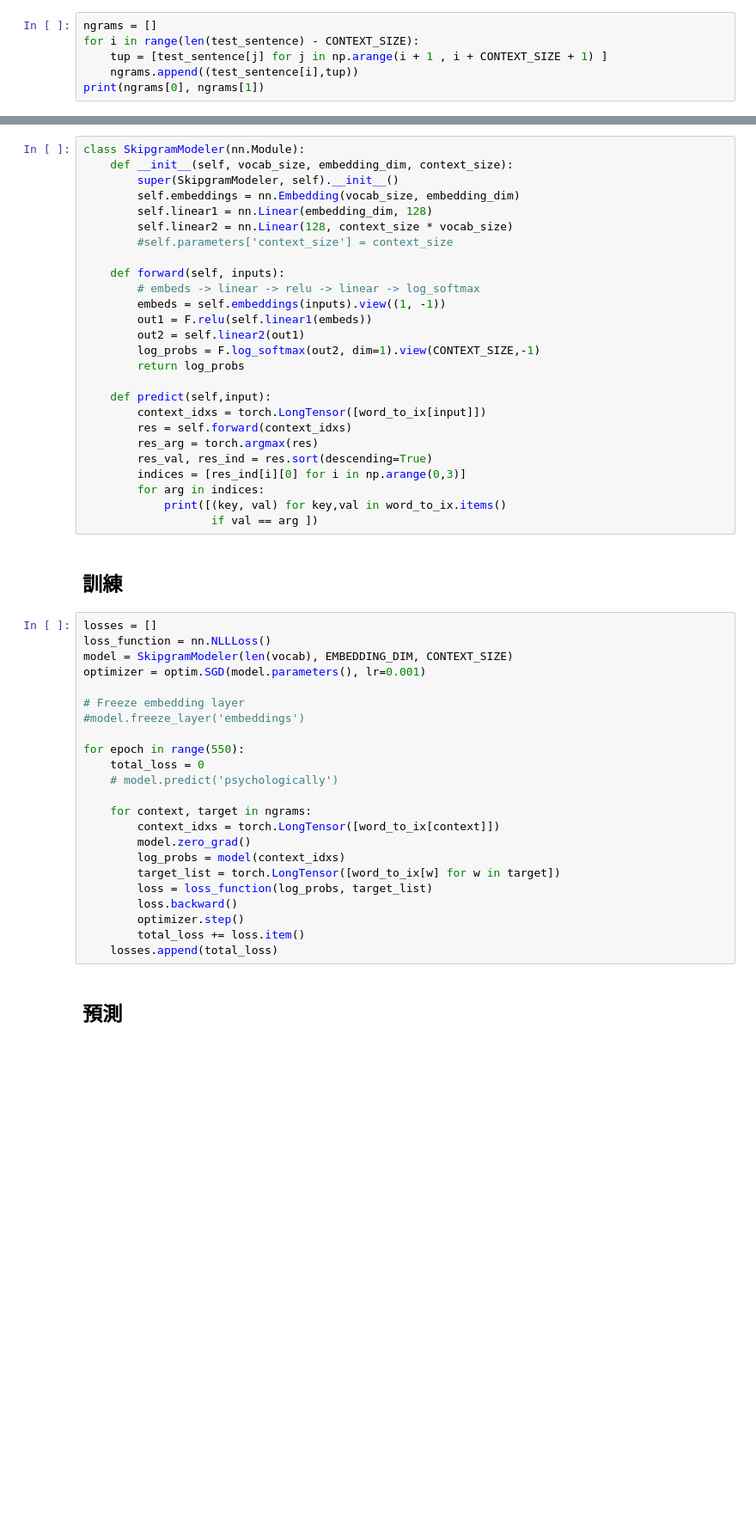
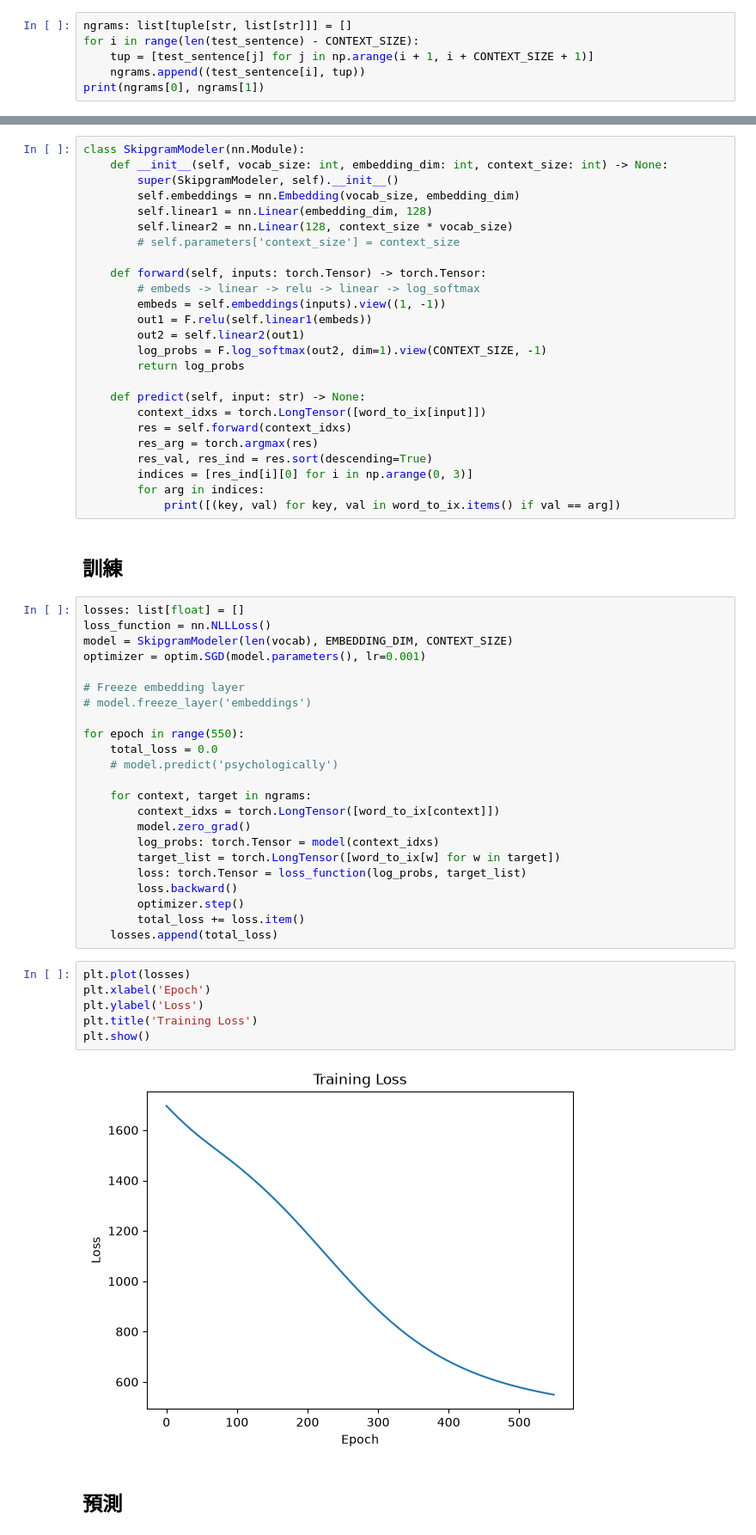
Before and after one commit to rkm0219108/PyTorch_Book, a Jupyter notebook: src/11_05_Word2Vec_Pytorch.ipynb, the cells around one changed output, grey strips where cells are left out. Shown at 86% size. Saved outputs shown, nothing was run; the diff lists cells and outputs as text; blank space fills up the shorter version.

```diff
--- a/src/11_05_Word2Vec_Pytorch.ipynb
+++ b/src/11_05_Word2Vec_Pytorch.ipynb
@@ -144,10 +155,10 @@ model.predict(['of','all','human'])
 # %% [markdown]
 ## N-grams 處理
 # %%
-ngrams = []
+ngrams: list[tuple[str, list[str]]] = []
 for i in range(len(test_sentence) - CONTEXT_SIZE):
-    tup = [test_sentence[j] for j in np.arange(i + 1 , i + CONTEXT_SIZE + 1) ]
-    ngrams.append((test_sentence[i],tup))
+    tup = [test_sentence[j] for j in np.arange(i + 1, i + CONTEXT_SIZE + 1)]
+    ngrams.append((test_sentence[i], tup))
 print(ngrams[0], ngrams[1])
 # %% [output]
 ('Empathy', ['for', 'the', 'poor']) ('for', ['the', 'poor', 'may'])
@@ -155,55 +166,62 @@ print(ngrams[0], ngrams[1])
 ## Skip-Gram 模型
 # %%
 class SkipgramModeler(nn.Module):
-    def __init__(self, vocab_size, embedding_dim, context_size):
+    def __init__(self, vocab_size: int, embedding_dim: int, context_size: int) -> None:
         super(SkipgramModeler, self).__init__()
         self.embeddings = nn.Embedding(vocab_size, embedding_dim)
         self.linear1 = nn.Linear(embedding_dim, 128)
         self.linear2 = nn.Linear(128, context_size * vocab_size)
-        #self.parameters['context_size'] = context_size
+        # self.parameters['context_size'] = context_size
 
-    def forward(self, inputs):
+    def forward(self, inputs: torch.Tensor) -> torch.Tensor:
         # embeds -> linear -> relu -> linear -> log_softmax
         embeds = self.embeddings(inputs).view((1, -1))
         out1 = F.relu(self.linear1(embeds))
         out2 = self.linear2(out1)
-        log_probs = F.log_softmax(out2, dim=1).view(CONTEXT_SIZE,-1)
+        log_probs = F.log_softmax(out2, dim=1).view(CONTEXT_SIZE, -1)
         return log_probs
 
-    def predict(self,input):
+    def predict(self, input: str) -> None:
         context_idxs = torch.LongTensor([word_to_ix[input]])
         res = self.forward(context_idxs)
         res_arg = torch.argmax(res)
         res_val, res_ind = res.sort(descending=True)
-        indices = [res_ind[i][0] for i in np.arange(0,3)]
+        indices = [res_ind[i][0] for i in np.arange(0, 3)]
         for arg in indices:
-            print([(key, val) for key,val in word_to_ix.items()
-                   if val == arg ])
+            print([(key, val) for key, val in word_to_ix.items() if val == arg])
 # %% [markdown]
 ## 訓練
 # %%
-losses = []
+losses: list[float] = []
 loss_function = nn.NLLLoss()
 model = SkipgramModeler(len(vocab), EMBEDDING_DIM, CONTEXT_SIZE)
 optimizer = optim.SGD(model.parameters(), lr=0.001)
 
 # Freeze embedding layer
-#model.freeze_layer('embeddings')
+# model.freeze_layer('embeddings')
 
 for epoch in range(550):
-    total_loss = 0
+    total_loss = 0.0
     # model.predict('psychologically')
 
     for context, target in ngrams:
         context_idxs = torch.LongTensor([word_to_ix[context]])
         model.zero_grad()
-        log_probs = model(context_idxs)
+        log_probs: torch.Tensor = model(context_idxs)
         target_list = torch.LongTensor([word_to_ix[w] for w in target])
-        loss = loss_function(log_probs, target_list)
+        loss: torch.Tensor = loss_function(log_probs, target_list)
         loss.backward()
         optimizer.step()
         total_loss += loss.item()
     losses.append(total_loss)
+# %%
+plt.plot(losses)
+plt.xlabel('Epoch')
+plt.ylabel('Loss')
+plt.title('Training Loss')
+plt.show()
+# %% [output]
+[figure, added]
 # %% [markdown]
 ## 預測
 # %%
```
Also changed, not shown: parts of 11 cells of this notebook, 28 other files.
